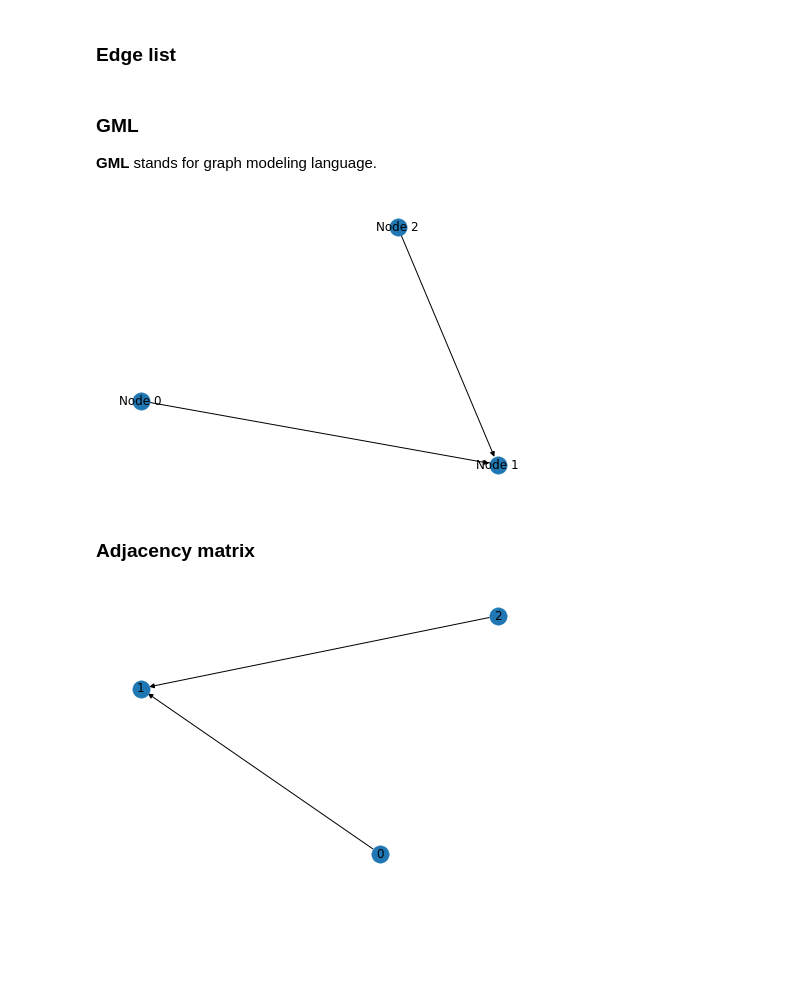
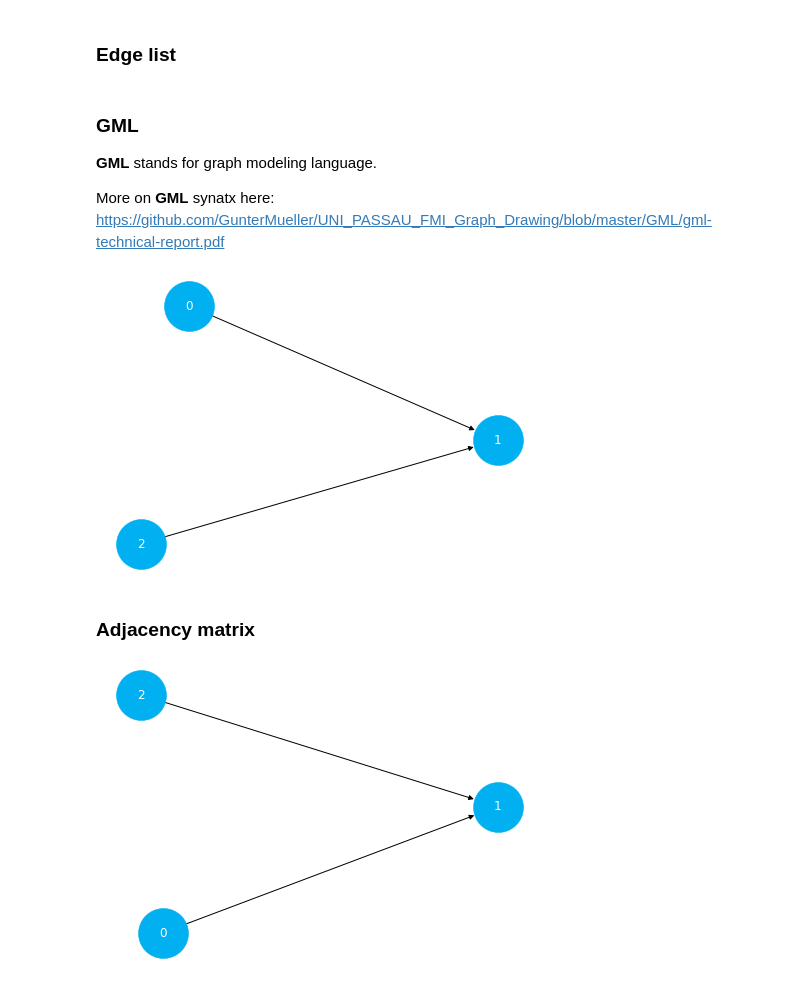
Before and after one commit to PacktPublishing/Causal-Inference-and-Discovery-in-Python, a Jupyter notebook: Chapter_04.ipynb, the cells around one changed output. Saved outputs shown, nothing was run; the diff lists cells and outputs as text; code cells hidden in the pictures; blank space fills up the shorter version.

```diff
--- a/Chapter_04.ipynb
+++ b/Chapter_04.ipynb
@@ -120,24 +120,26 @@ import networkx as nx
 ### GML
 
 **GML** stands for graph modeling language.
+
+More on **GML** synatx here: https://github.com/GunterMueller/UNI_PASSAU_FMI_Graph_Drawing/blob/master/GML/gml-technical-report.pdf
 # %%
+# Define the graph
 sample_gml = """graph [
-comment "This is a sample graph"
 directed 1
 
 node [
     id 0
-    label "Node 0"
+    label "0"
     ]
 
 node [
     id 1
-    label "Node 1"
+    label "1"
     ]
 
 node [
     id 2
-    label "Node 2"
+    label "2"
     ]
 
 
@@ -155,12 +157,18 @@ edge [
     """
 # %%
 # Get the graph
-graph = nx.parse_gml(sample_graph)
+graph = nx.parse_gml(sample_gml)
 
 # Plot
-nx.draw(graph, with_labels=True)
+nx.draw(
+    G=graph,
+    with_labels=True,
+    node_size=2500,
+    node_color=COLORS[0],
+    font_color='white'
+)
 # %% [output]
-[figure, old version]
+[figure, new version]
 # %% [markdown]
 ### Adjacency matrix
 # %%
@@ -175,6 +183,12 @@ adj_matrix = np.array([
 graph = nx.from_numpy_matrix(adj_matrix, create_using=nx.DiGraph)
 
 # Plot
-nx.draw(graph, with_labels=True)
+nx.draw(
+    G=graph,
+    with_labels=True,
+    node_size=2500,
+    node_color=COLORS[0],
+    font_color='white'
+)
 # %% [output]
-[figure, old version]
+[figure, new version]
```
